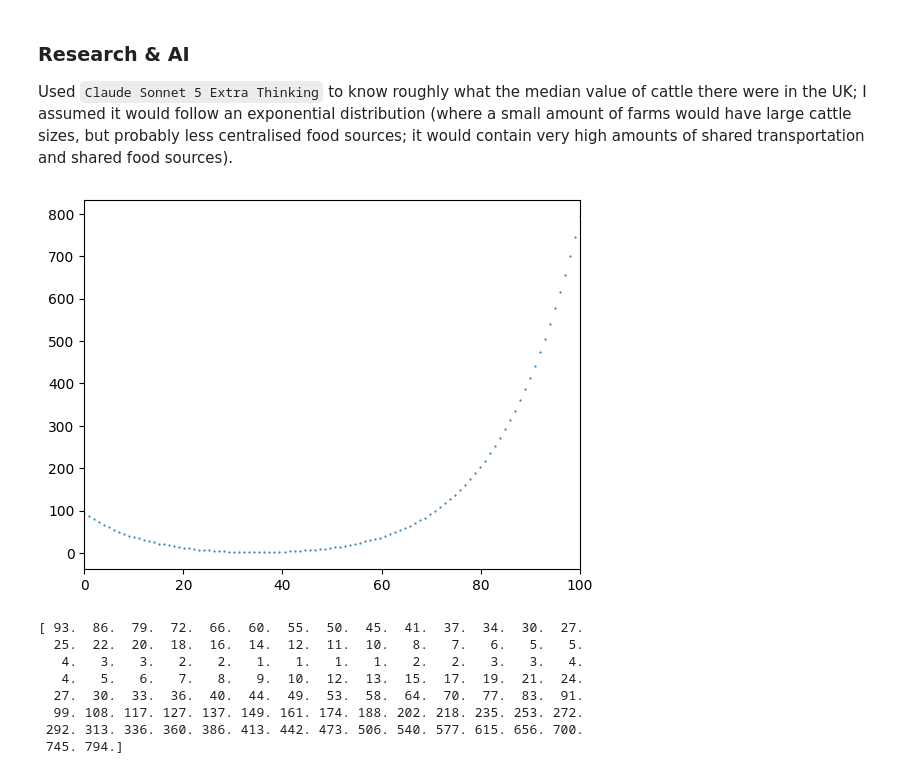
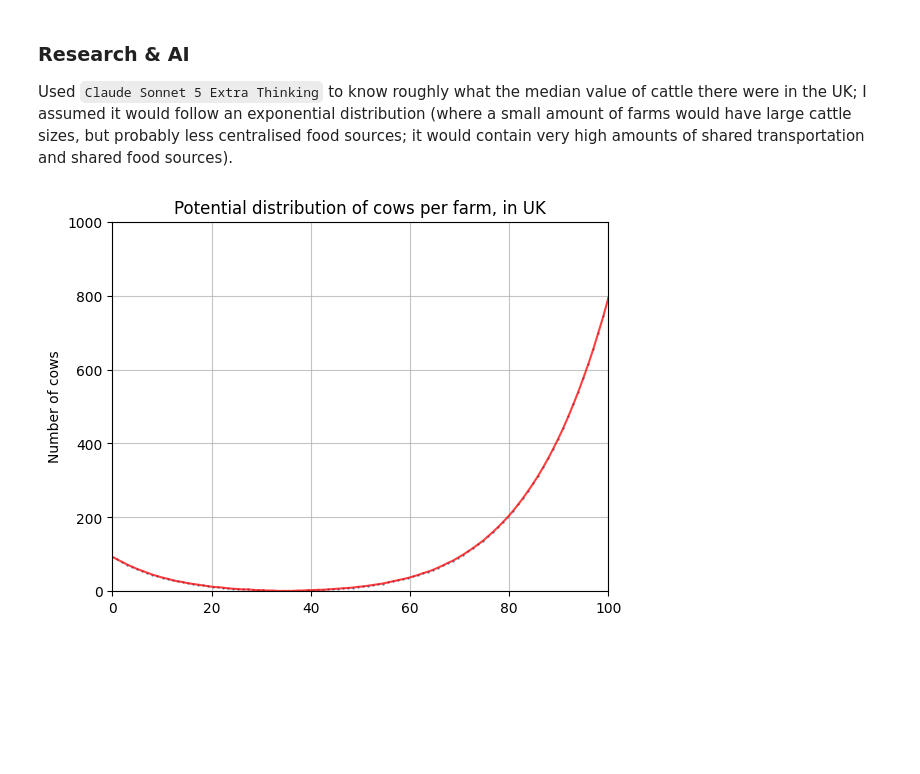
Before and after one commit to r-okotie179/projectTantalus, a Jupyter notebook: synthetic_disease_outbreak.ipynb, the cells around one changed output. Saved outputs shown, nothing was run; the diff lists cells and outputs as text; code cells hidden in the pictures; blank space fills up the shorter version.

```diff
--- a/synthetic_disease_outbreak.ipynb
+++ b/synthetic_disease_outbreak.ipynb
@@ -25,24 +26,22 @@ Used `Claude Sonnet 5 Extra Thinking` to know roughly what the median value of c
 # %%
 # distribution of number of cattle
 ## it can and will be improved with other distributions
 ## I will sample uniformly from f
+
 x = np.linspace(0, 100, 100)
 a = 37 # median
 f = np.floor((1/4) * np.exp(np.sqrt(np.abs(x-35))) + (np.sqrt(a))-5)
+
 plt.xlim(0, 100)
-#plt.ylim(0, 5000)
+plt.ylim(0, 1000)
 plt.scatter(x, f, s=.3)
+plt.plot(x, f, color='r', alpha=.75)
+plt.title("Potential distribution of cows per farm, in UK")
+plt.ylabel("Number of cows")
+plt.grid(alpha=0.75)
 plt.show()
 
-print(f)
+#print(f)
 # %% [output]
-[figure, old version]
+[figure, new version]
-[ 93.  86.  79.  72.  66.  60.  55.  50.  45.  41.  37.  34.  30.  27.
-  25.  22.  20.  18.  16.  14.  12.  11.  10.   8.   7.   6.   5.   5.
-   4.   3.   3.   2.   2.   1.   1.   1.   1.   2.   2.   3.   3.   4.
-   4.   5.   6.   7.   8.   9.  10.  12.  13.  15.  17.  19.  21.  24.
-  27.  30.  33.  36.  40.  44.  49.  53.  58.  64.  70.  77.  83.  91.
-  99. 108. 117. 127. 137. 149. 161. 174. 188. 202. 218. 235. 253. 272.
- 292. 313. 336. 360. 386. 413. 442. 473. 506. 540. 577. 615. 656. 700.
- 745. 794.]
 # %%
```
Also changed, not shown: parts of 2 cells of this notebook.
